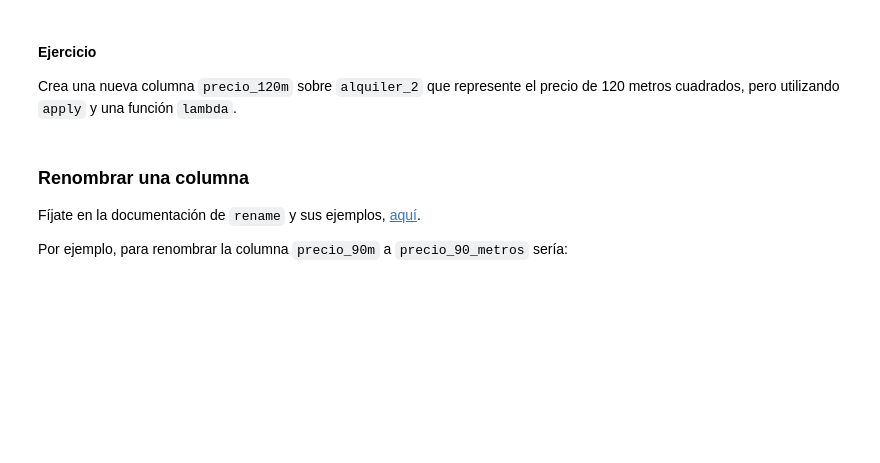
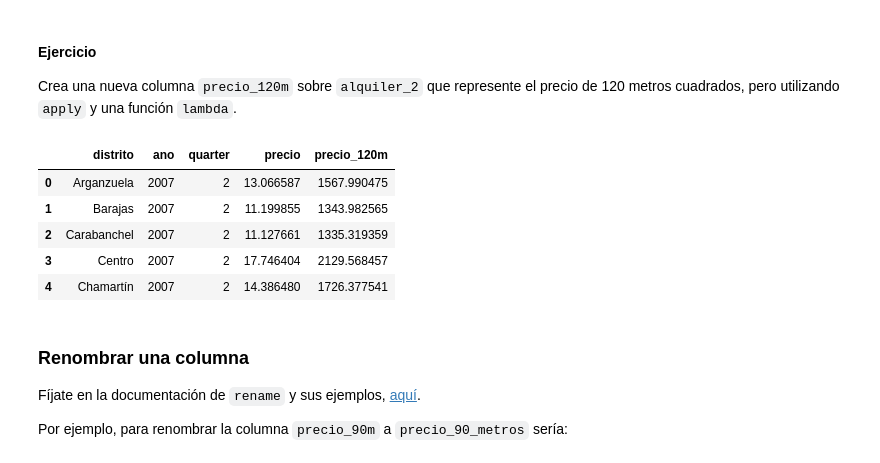
Before and after one commit to lycaballero/Exportaciones, a Jupyter notebook: 02_pandas.ipynb, the cells around one changed output. Saved outputs shown, nothing was run; the diff lists cells and outputs as text; code cells hidden in the pictures; blank space fills up the shorter version.

```diff
--- a/02_pandas.ipynb
+++ b/02_pandas.ipynb
@@ -225,6 +408,18 @@ alquiler_2.head()
 #### Ejercicio
 
 Crea una nueva columna `precio_120m` sobre `alquiler_2` que represente el precio de 120 metros cuadrados, pero utilizando `apply` y una función `lambda`.
+# %%
+alquiler_2 = alquiler.copy()
+
+alquiler_2['precio_120m'] = alquiler_2.precio * 120
+alquiler_2.head()
+# %% [output]
+|  | distrito | ano | quarter | precio | precio_120m |
+| 0 | Arganzuela | 2007 | 2 | 13.066587 | 1567.990475 |
+| 1 | Barajas | 2007 | 2 | 11.199855 | 1343.982565 |
+| 2 | Carabanchel | 2007 | 2 | 11.127661 | 1335.319359 |
+| 3 | Centro | 2007 | 2 | 17.746404 | 2129.568457 |
+| 4 | Chamartín | 2007 | 2 | 14.386480 | 1726.377541 |
 # %% [markdown]
 ### Renombrar una columna
 
```
Also changed, not shown: parts of 41 cells of this notebook.
